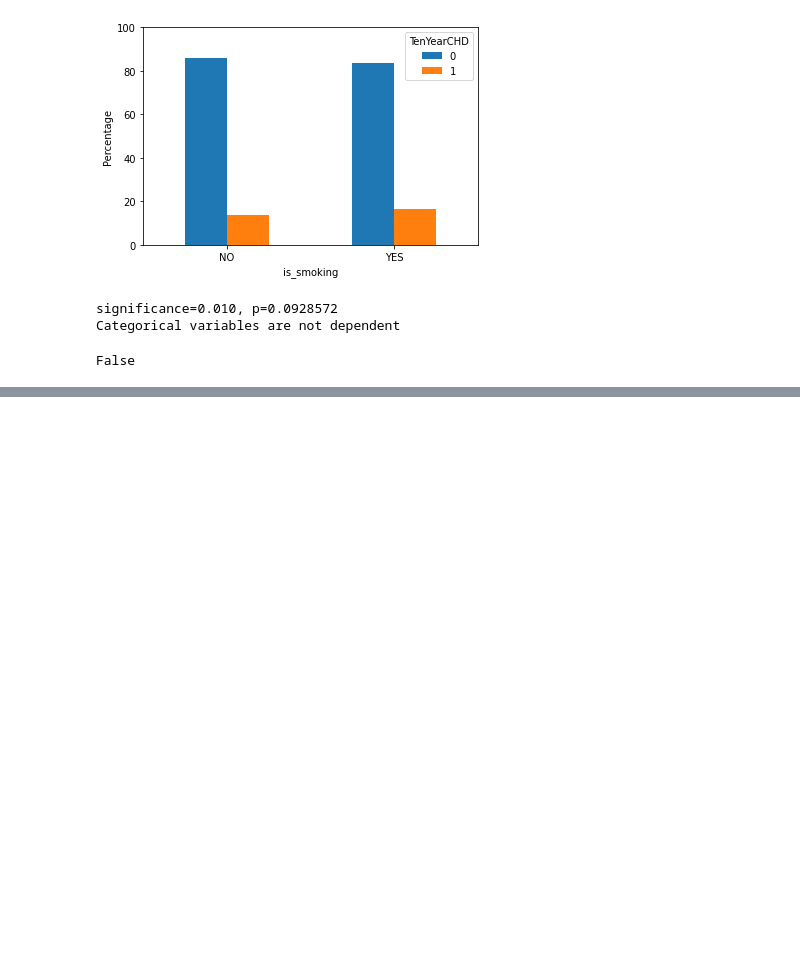
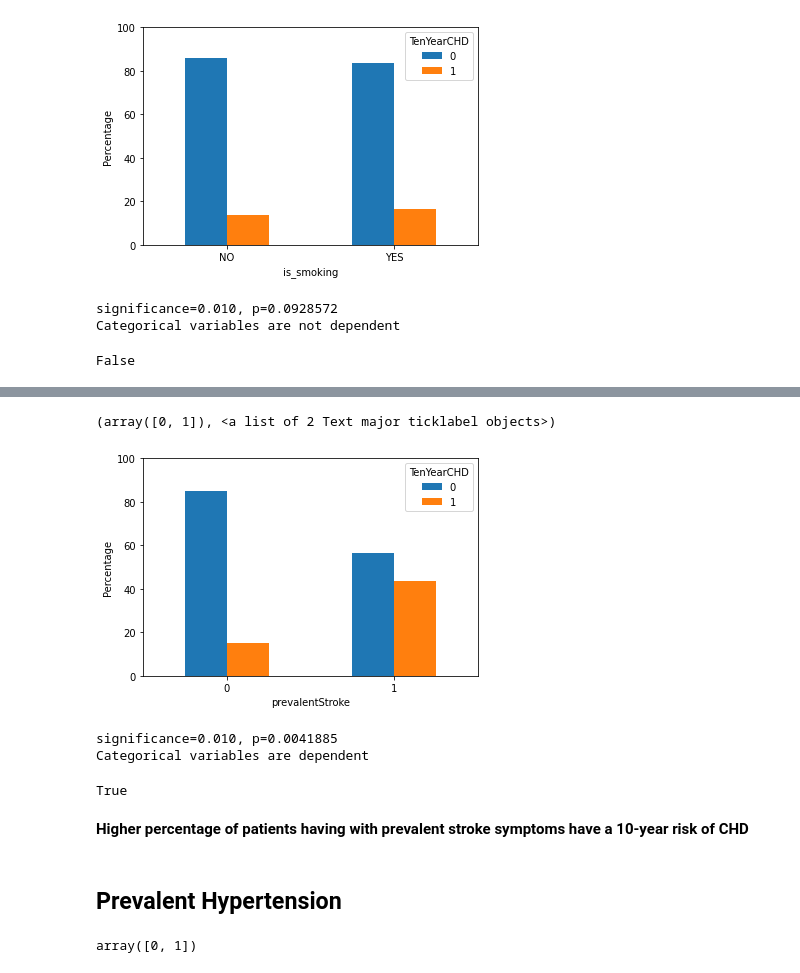
Before and after one commit to Supreeta11/Cardiovascular-Risk-Prediction, a Jupyter notebook: Cardiovascular_Risk_Prediction_Supreeta_kumari.ipynb, the cells around one changed output, grey strips where cells are left out. Cells and saved outputs as stored; diff of their text form; code cells hidden in the pictures; blank space fills up the shorter version.

```diff
--- a/Cardiovascular_Risk_Prediction_Supreeta_kumari.ipynb
+++ b/Cardiovascular_Risk_Prediction_Supreeta_kumari.ipynb
@@ -145,0 +194,24 @@ False
+# %%
+freq_df = train_df.groupby('TenYearCHD')['prevalentStroke'].value_counts().unstack(0)
+pct_df = freq_df.divide(freq_df.sum(axis=1), axis=0)*100
+pct_df.plot(kind="bar")
+plt.ylim(0,100)
+plt.ylabel('Percentage')
+plt.xticks(rotation=0)
+# %% [output]
+(array([0, 1]), <a list of 2 Text major ticklabel objects>)
+[figure, added]
+# %%
+cat_dependency(freq_df)
+# %% [output]
+significance=0.010, p=0.0041885
+Categorical variables are dependent
+True
+# %% [markdown]
+**Higher percentage of patients having with prevalent stroke symptoms have a 10-year risk of CHD**
+# %% [markdown]
+## **Prevalent Hypertension**
+# %%
+train_df.prevalentHyp.unique()
+# %% [output]
+array([0, 1])
```
Also changed, not shown: parts of 60 cells of this notebook.
